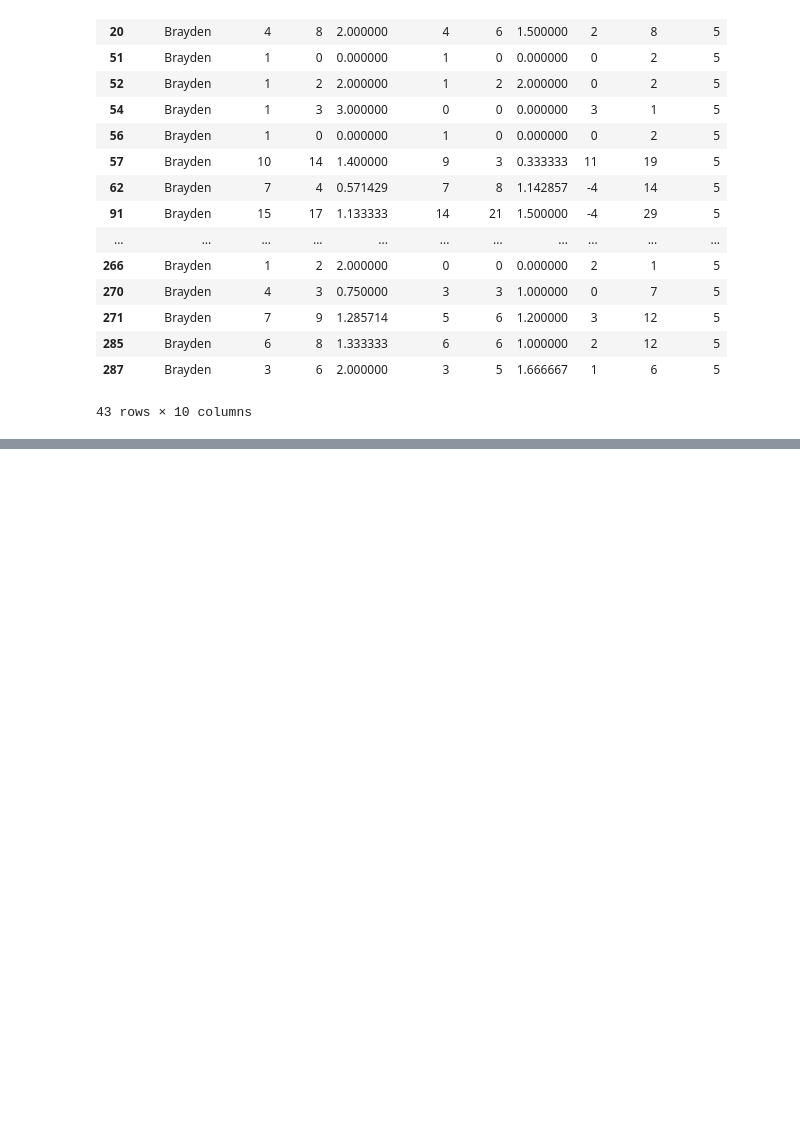
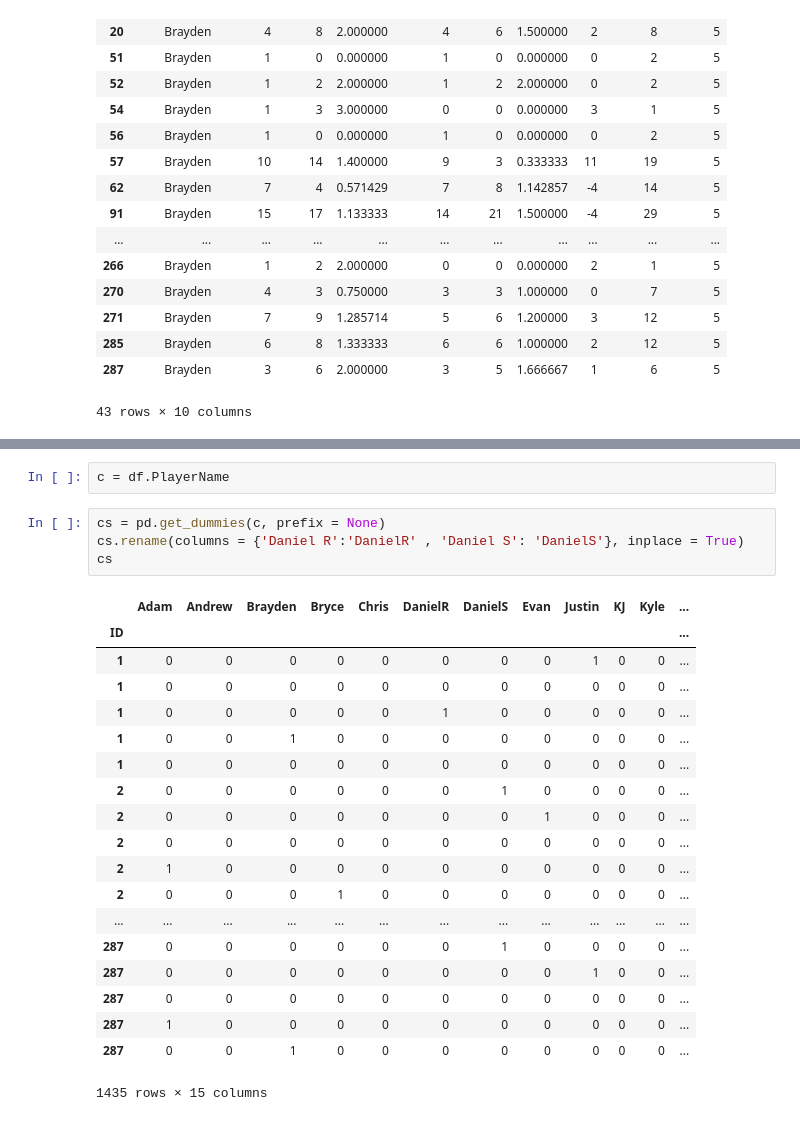
Before and after one commit to nikjain33/DS-SF-34, a Jupyter notebook: final-project/Position_Optimization.ipynb, the cells around one changed output, grey strips where cells are left out. Saved outputs shown, nothing was run; the diff lists cells and outputs as text; blank space fills up the shorter version.

```diff
--- a/final-project/Position_Optimization.ipynb
+++ b/final-project/Position_Optimization.ipynb
@@ -176,0 +198,26 @@ separate(df,'Brayden',5)
+# %%
+c = df.PlayerName
+# %%
+cs = pd.get_dummies(c, prefix = None)
+cs.rename(columns = {'Daniel R':'DanielR' , 'Daniel S': 'DanielS'}, inplace = True)
+cs
+# %% [output]
+|  | Adam | Andrew | Brayden | Bryce | Chris | DanielR | DanielS | Evan | Justin | KJ | Kyle | ... |
+| ID |  |  |  |  |  |  |  |  |  |  |  | ... |
+| 1 | 0 | 0 | 0 | 0 | 0 | 0 | 0 | 0 | 1 | 0 | 0 | ... |
+| 1 | 0 | 0 | 0 | 0 | 0 | 0 | 0 | 0 | 0 | 0 | 0 | ... |
+| 1 | 0 | 0 | 0 | 0 | 0 | 1 | 0 | 0 | 0 | 0 | 0 | ... |
+| 1 | 0 | 0 | 1 | 0 | 0 | 0 | 0 | 0 | 0 | 0 | 0 | ... |
+| 1 | 0 | 0 | 0 | 0 | 0 | 0 | 0 | 0 | 0 | 0 | 0 | ... |
+| 2 | 0 | 0 | 0 | 0 | 0 | 0 | 1 | 0 | 0 | 0 | 0 | ... |
+| 2 | 0 | 0 | 0 | 0 | 0 | 0 | 0 | 1 | 0 | 0 | 0 | ... |
+| 2 | 0 | 0 | 0 | 0 | 0 | 0 | 0 | 0 | 0 | 0 | 0 | ... |
+| 2 | 1 | 0 | 0 | 0 | 0 | 0 | 0 | 0 | 0 | 0 | 0 | ... |
+| 2 | 0 | 0 | 0 | 1 | 0 | 0 | 0 | 0 | 0 | 0 | 0 | ... |
+| ... | ... | ... | ... | ... | ... | ... | ... | ... | ... | ... | ... | ... |
+| 287 | 0 | 0 | 0 | 0 | 0 | 0 | 1 | 0 | 0 | 0 | 0 | ... |
+| 287 | 0 | 0 | 0 | 0 | 0 | 0 | 0 | 0 | 1 | 0 | 0 | ... |
+| 287 | 0 | 0 | 0 | 0 | 0 | 0 | 0 | 0 | 0 | 0 | 0 | ... |
+| 287 | 1 | 0 | 0 | 0 | 0 | 0 | 0 | 0 | 0 | 0 | 0 | ... |
+| 287 | 0 | 0 | 1 | 0 | 0 | 0 | 0 | 0 | 0 | 0 | 0 | ... |
+1435 rows × 15 columns
```
Also changed, not shown: parts of 6 cells of this notebook.
